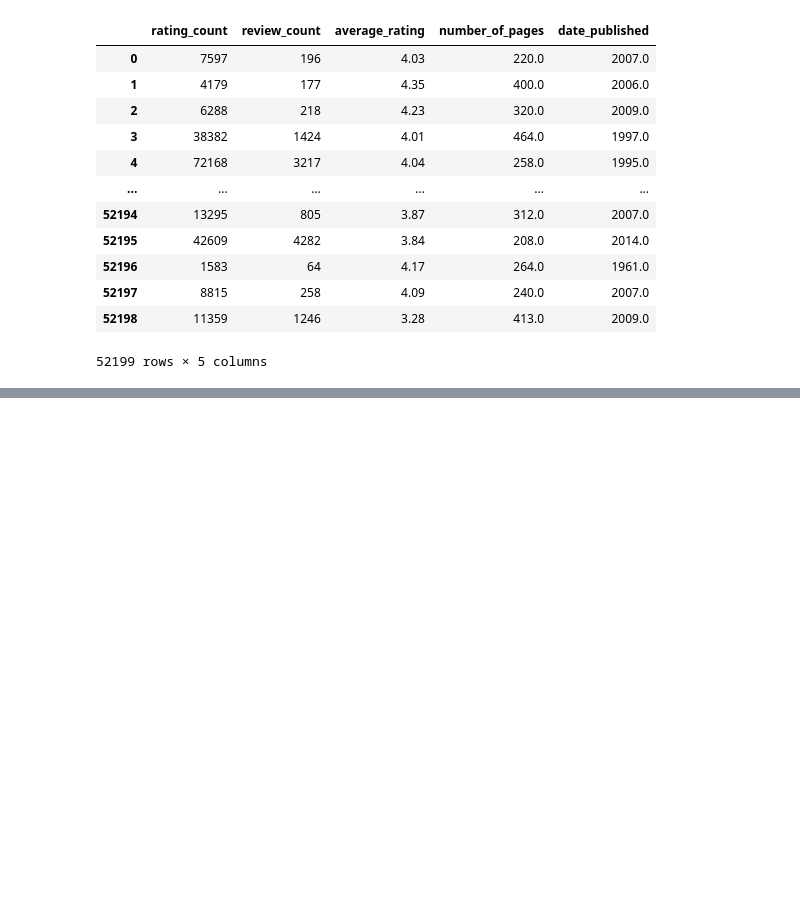
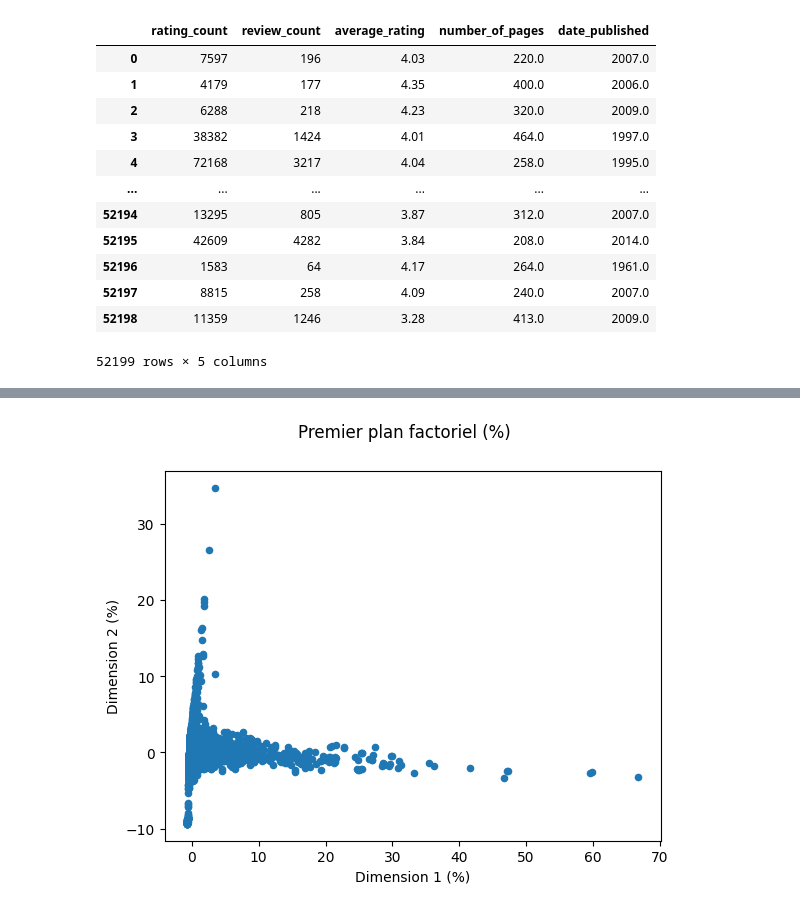
Before and after one commit to conseil-benjamin/LivreaPiques, a Jupyter notebook: ACP_book.ipynb, the cells around one changed output, grey strips where cells are left out. Saved outputs shown, nothing was run; the diff lists cells and outputs as text; code cells hidden in the pictures; blank space fills up the shorter version.

```diff
--- a/ACP_book.ipynb
+++ b/ACP_book.ipynb
@@ -87,0 +112,12 @@ pca_res = pca.transform(scaled_data)
+# %%
+pcadf = pd.DataFrame({
+    "Dim1": pca_res[:, 0],
+    "Dim2": pca_res[:, 1]
+})
+pcadf.plot.scatter("Dim1", "Dim2")
+plt.xlabel("Dimension 1 (%)")
+plt.ylabel("Dimension 2 (%)")
+plt.suptitle("Premier plan factoriel (%)")
+plt.show()
+# %% [output]
+[figure, added]
```
Also changed, not shown: parts of 2 cells of this notebook.
